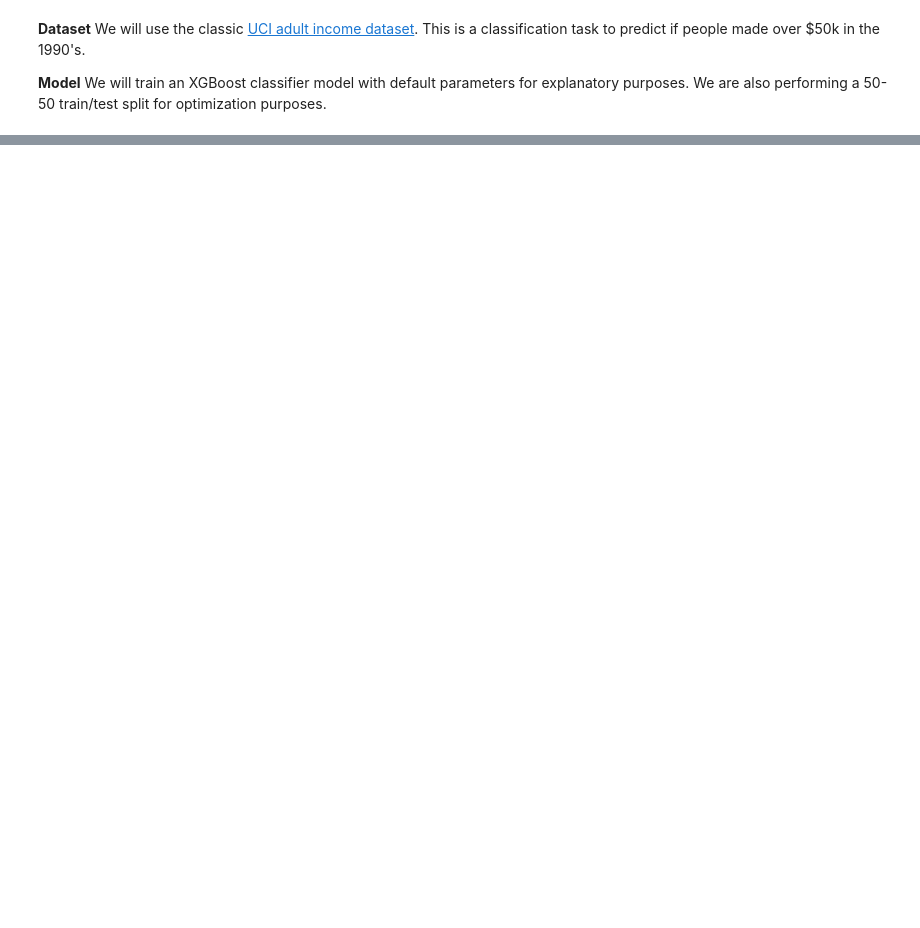
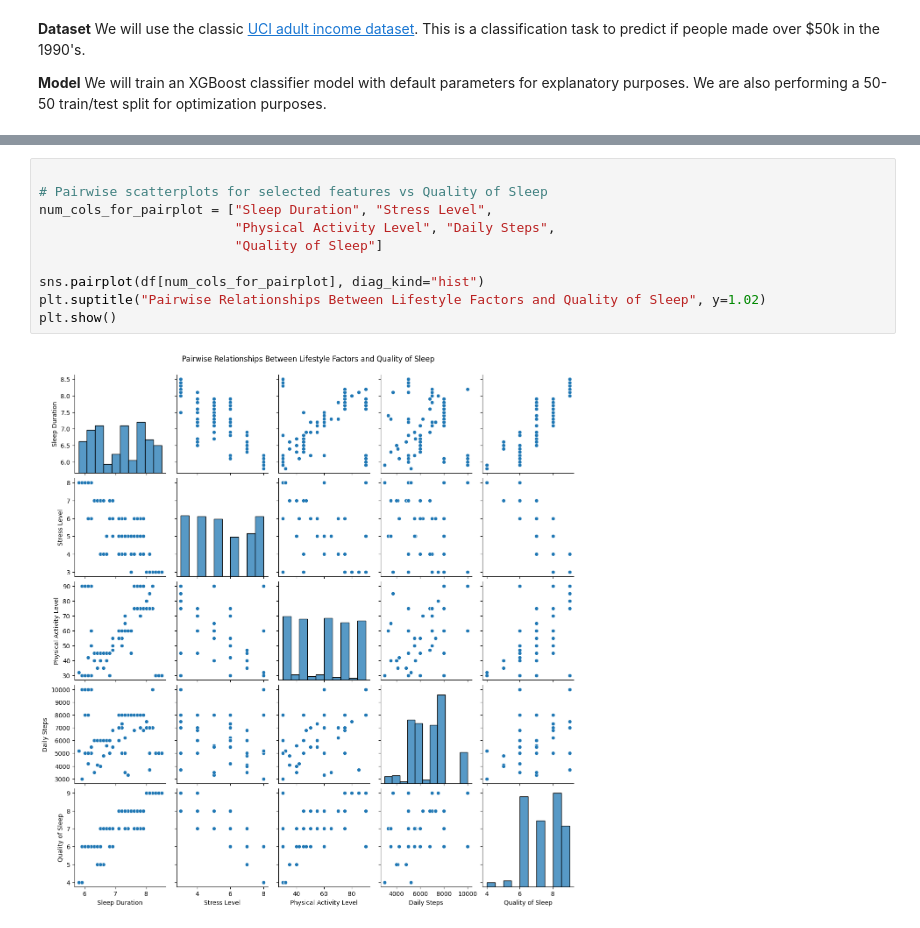
Before and after one commit to lindsaygross/explainable-techniques-II, a Jupyter notebook: explainable-techniques-II.ipynb, the cells around one changed output, grey strips where cells are left out. Drawn from its saved outputs; the diff is of its cells as text; blank space fills up the shorter version.

```diff
--- a/explainable-techniques-II.ipynb
+++ b/explainable-techniques-II.ipynb
@@ -72,0 +292,12 @@ This is why you may see slight variations between the PDP created with numpy ver
+# %%
+
+# Pairwise scatterplots for selected features vs Quality of Sleep
+num_cols_for_pairplot = ["Sleep Duration", "Stress Level",
+                         "Physical Activity Level", "Daily Steps",
+                         "Quality of Sleep"]
+
+sns.pairplot(df[num_cols_for_pairplot], diag_kind="hist")
+plt.suptitle("Pairwise Relationships Between Lifestyle Factors and Quality of Sleep", y=1.02)
+plt.show()
+# %% [output]
+[figure, added]
```
Also changed, not shown: parts of 26 cells of this notebook.
